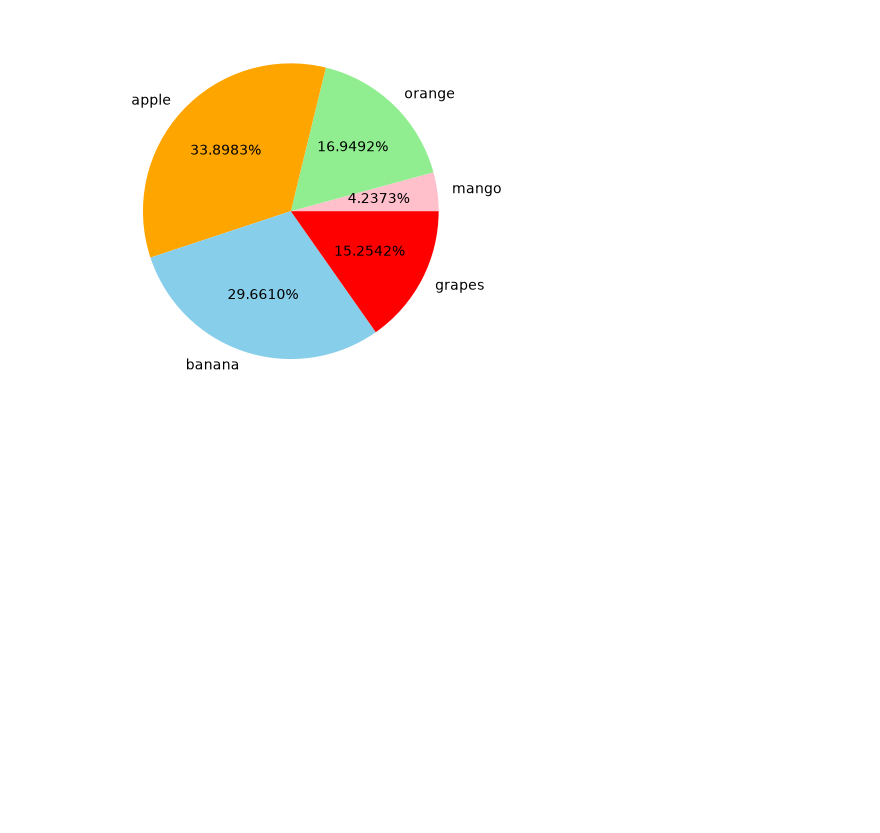
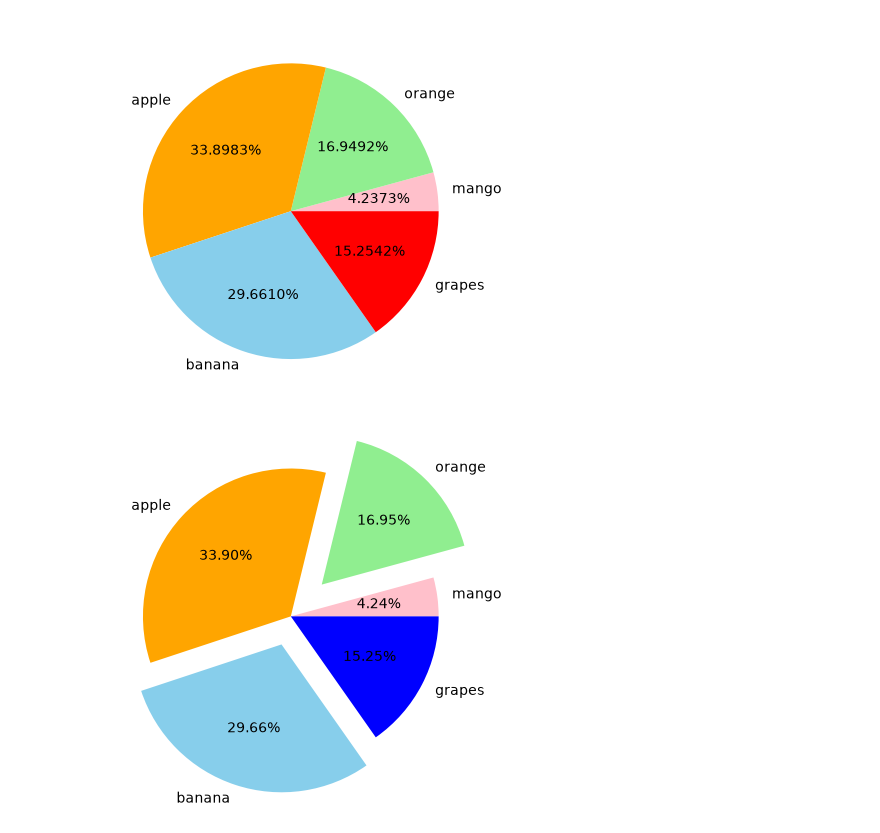
Before and after one commit to AmitKumarPrasad1846/Complete_AI_ML_challenge, a Jupyter notebook: 04_visualisation/visualisation_day_2.ipynb, the cells around one changed output. Drawn from its saved outputs; the diff is of its cells as text; code cells hidden in the pictures; blank space fills up the shorter version.

Commit message:
update 2 on visualisation_day_2

```diff
--- a/04_visualisation/visualisation_day_2.ipynb
+++ b/04_visualisation/visualisation_day_2.ipynb
@@ -57,3 +57,12 @@ plt.show()
 [figure]
 # %%
 # added explode in the pie chart...
+#explode ---> to separate the slice from the whole pie chart
+
+values=[5,20,40,35,18]
+categories=['mango','orange','apple','banana','grapes']
+colors=['pink','lightgreen','orange','skyblue','blue']
+plt.pie(values,labels=categories,colors=colors,autopct='%0.2f%%',explode=[0,0.3,0,0.2,0])
+plt.show()
+# %% [output]
+[figure, added]
```
Also changed, not shown: parts of 12 cells of this notebook, 1 other file.
